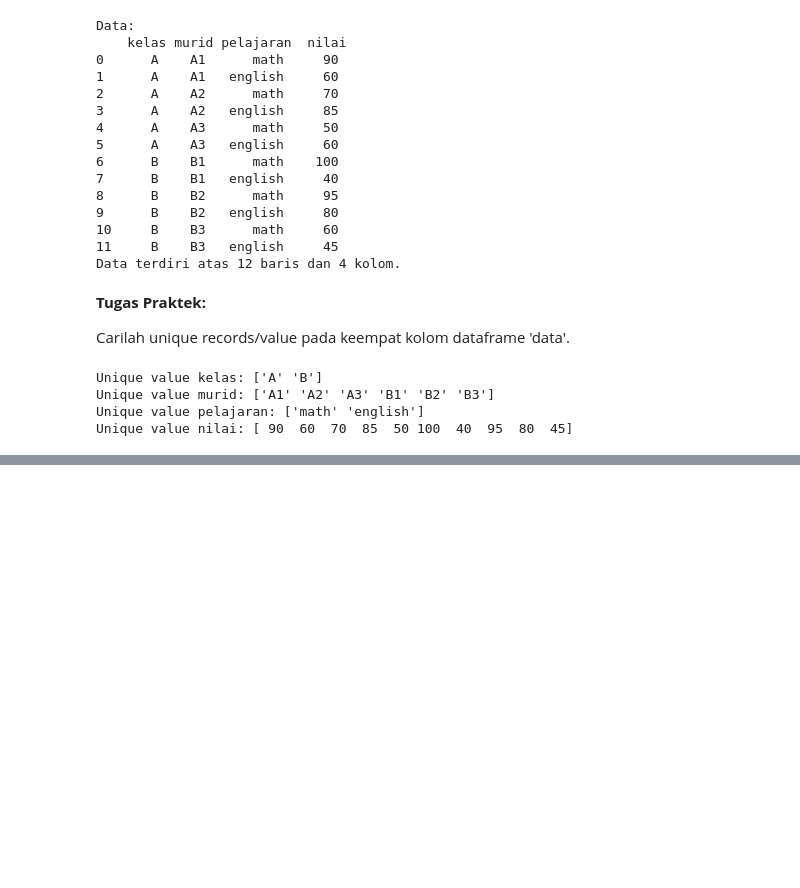
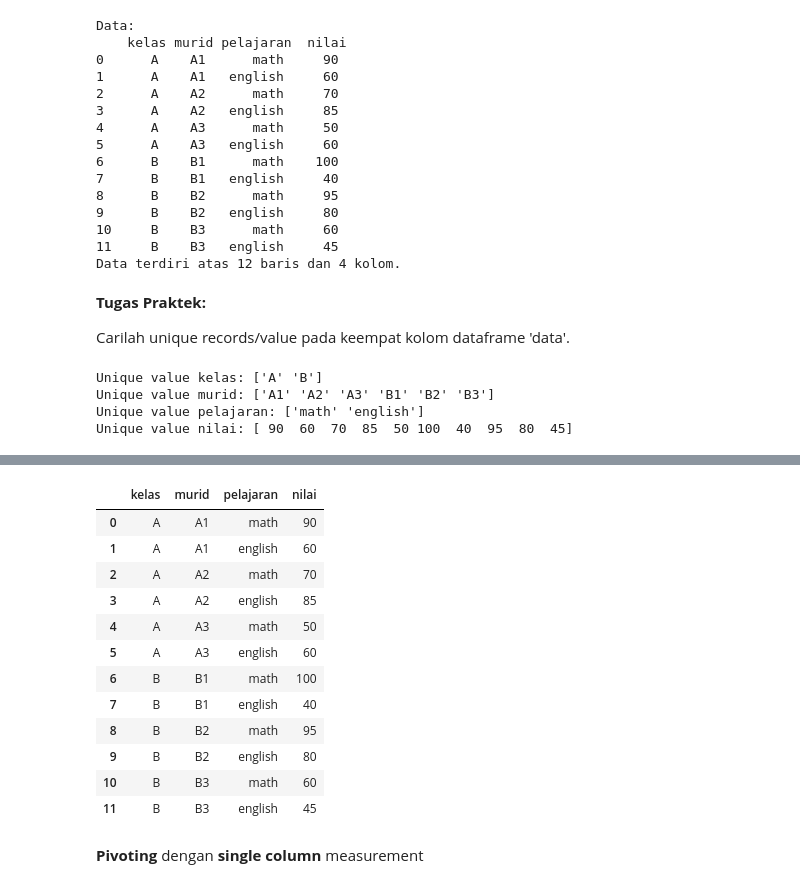
Before and after one commit to setyo-dwi-pratama/Courses, a Jupyter notebook: 9_Data_Manipulation_with_Pandas_Part_2_.ipynb, the cells around one changed output, grey strips where cells are left out. Cells and saved outputs as stored; diff of their text form; code cells hidden in the pictures; blank space fills up the shorter version.

```diff
--- a/9_Data_Manipulation_with_Pandas_Part_2_.ipynb
+++ b/9_Data_Manipulation_with_Pandas_Part_2_.ipynb
@@ -578,0 +585,27 @@ Unique value nilai: [ 90  60  70  85  50 100  40  95  80  45]
+# %%
+import pandas as pd
+# Dataframe
+data = pd.DataFrame({
+  'kelas': 6*['A'] + 6*['B'],
+  'murid': 2*['A1'] + 2*['A2'] + 2*['A3'] + 2*['B1'] + 2*['B2'] + 2*['B3'],
+  'pelajaran': 6*['math','english'],
+  'nilai': [90,60,70,85,50,60,100,40,95,80,60,45]
+}, columns=['kelas','murid','pelajaran','nilai'])
+# %%
+data
+# %% [output]
+|  | kelas | murid | pelajaran | nilai |
+| 0 | A | A1 | math | 90 |
+| 1 | A | A1 | english | 60 |
+| 2 | A | A2 | math | 70 |
+| 3 | A | A2 | english | 85 |
+| 4 | A | A3 | math | 50 |
+| 5 | A | A3 | english | 60 |
+| 6 | B | B1 | math | 100 |
+| 7 | B | B1 | english | 40 |
+| 8 | B | B2 | math | 95 |
+| 9 | B | B2 | english | 80 |
+| 10 | B | B3 | math | 60 |
+| 11 | B | B3 | english | 45 |
+# %% [markdown]
+**Pivoting** dengan **single column** measurement
```
Also changed, not shown: parts of 11 cells of this notebook.
